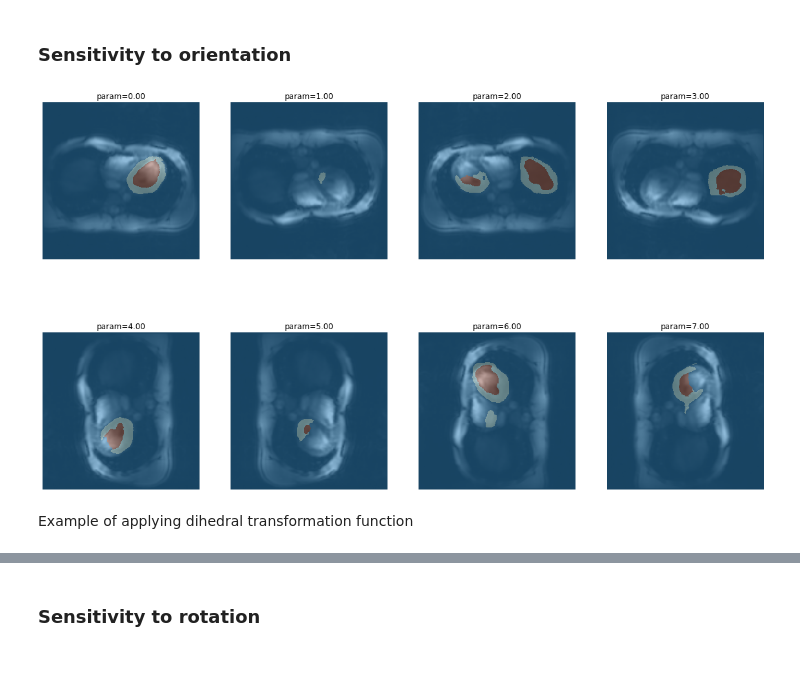
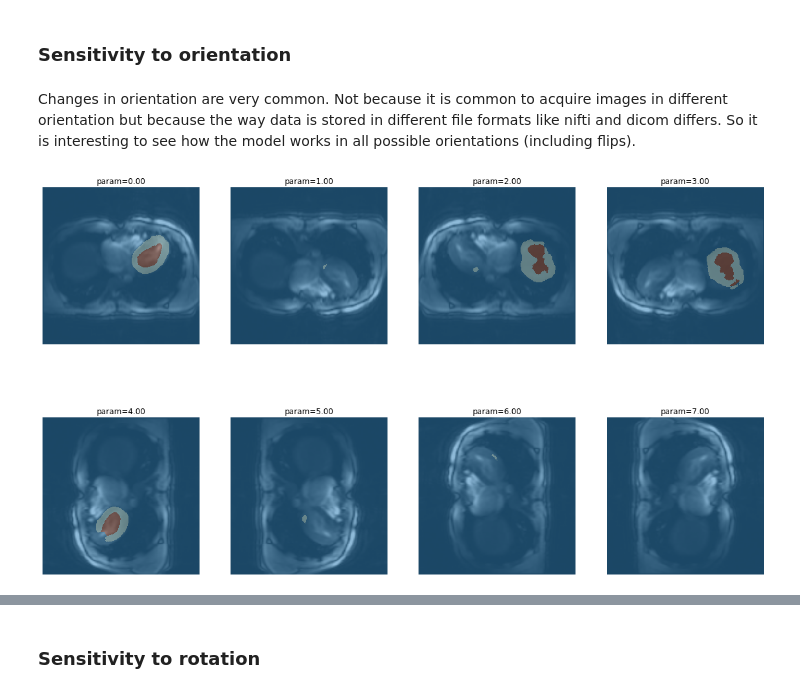
Before and after one commit to chfc-cmi/misas, a Jupyter notebook: 03_transversals.ipynb, the cells around one changed output, grey strips where cells are left out. Drawn from its saved outputs; the diff is of its cells as text; code cells hidden in the pictures; blank space fills up the shorter version.

```diff
--- a/03_transversals.ipynb
+++ b/03_transversals.ipynb
@@ -85,8 +90,8 @@ from misas.core import *
 # %% [markdown]
 ### Sensitivity to orientation
+# %% [markdown]
+Changes in orientation are very common. Not because it is common to acquire images in different orientation but because the way data is stored in different file formats like nifti and dicom differs. So it is interesting to see how the model works in all possible orientations (including flips).
 # %%
-plot_series(get_dihedral_series(img,model), nrow=2, figsize=(20,12))
+plot_series(get_dihedral_series(img(),model), nrow=2, figsize=(20,12))
 # %% [output]
-[figure, old version]
+[figure, new version]
-# %% [markdown]
-Example of applying dihedral transformation function
```
Also changed, not shown: parts of 31 cells of this notebook, 6 other files.
